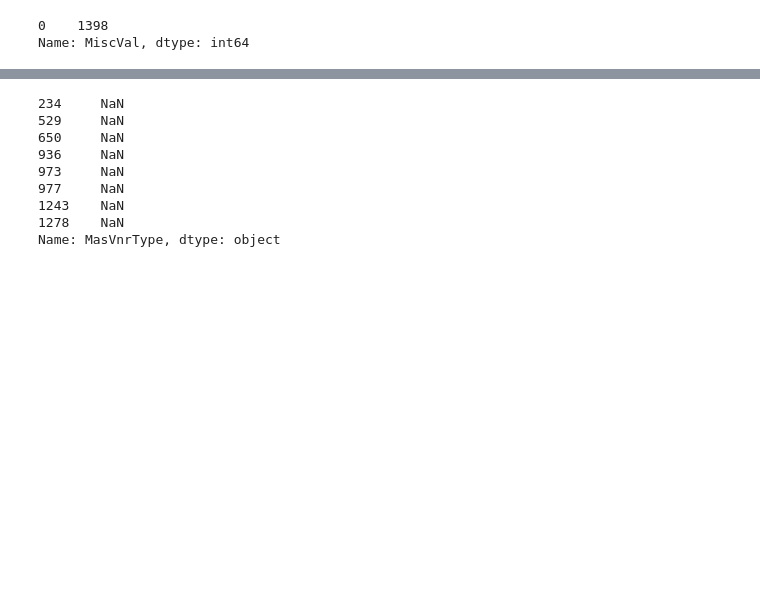
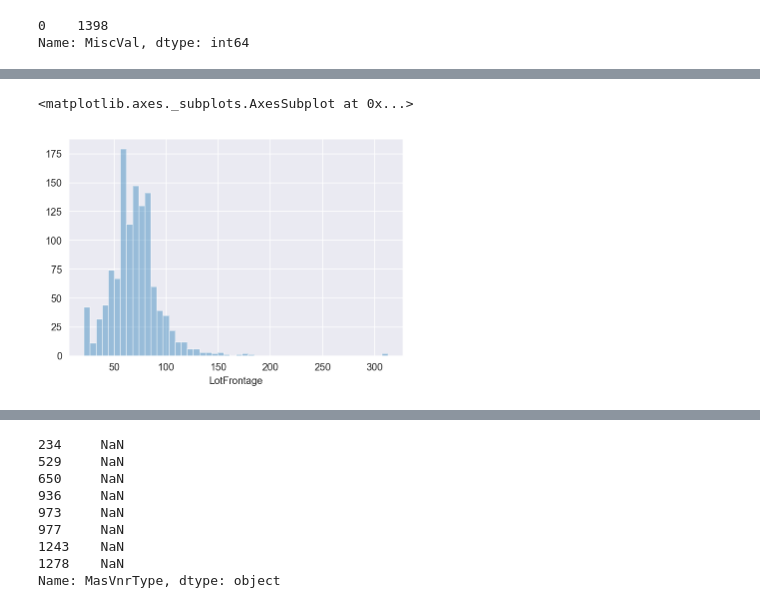
Before and after one commit to Zheheng/Project-Submission, a Jupyter notebook: project-3/project-03-starter-latest.ipynb, the cells around one changed output, grey strips where cells are left out. Drawn from its saved outputs; the diff is of its cells as text; code cells hidden in the pictures; blank space fills up the shorter version.

```diff
--- a/project-3/project-03-starter-latest.ipynb
+++ b/project-3/project-03-starter-latest.ipynb
@@ -168,3 +182,8 @@ See the caveats in the documentation: http://pandas.pydata.org/pandas-docs/stabl
+# %%
+sns.distplot(house_fixed['LotFrontage'].dropna() , kde = False)
+# %% [output]
+<matplotlib.axes._subplots.AxesSubplot at 0x...>
+[figure, added]
 # %%
 #decided to impute null value with mean
 frontage_mean = np.mean(house_fixed['LotFrontage'].dropna())
```
Also changed, not shown: parts of 36 cells of this notebook.
